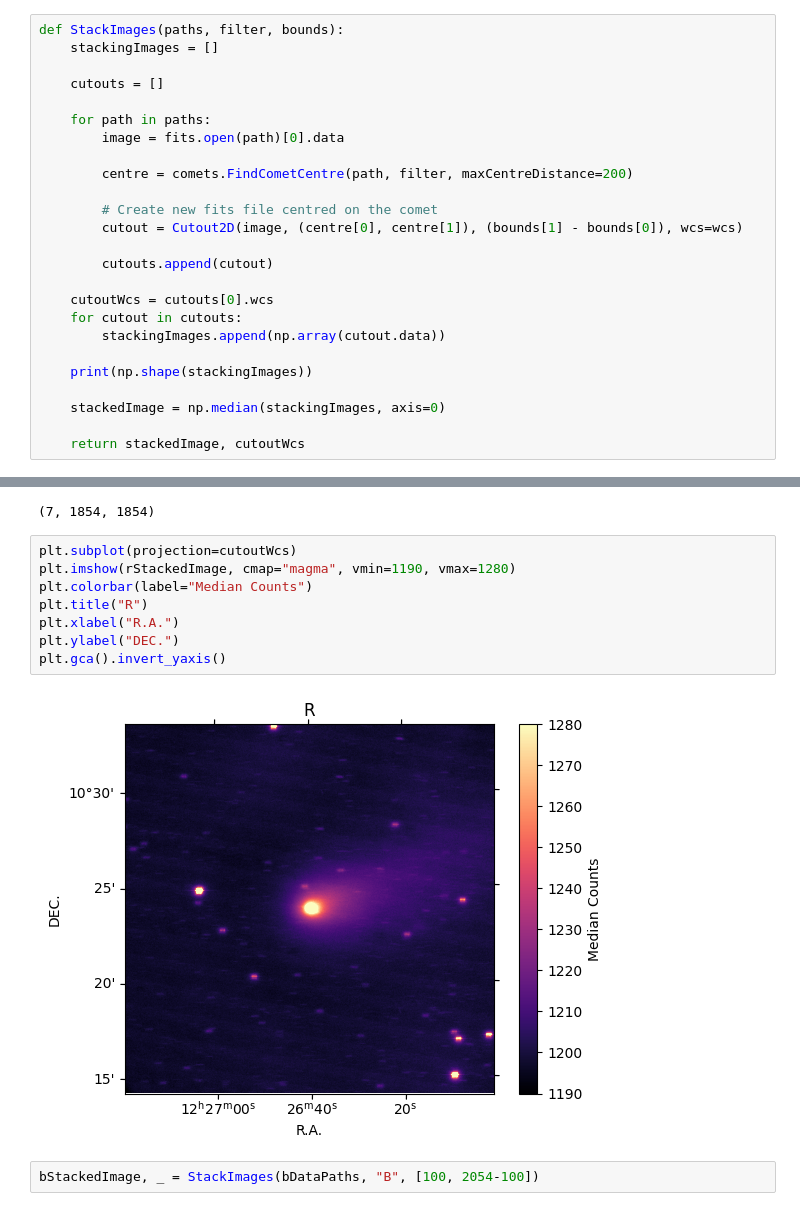
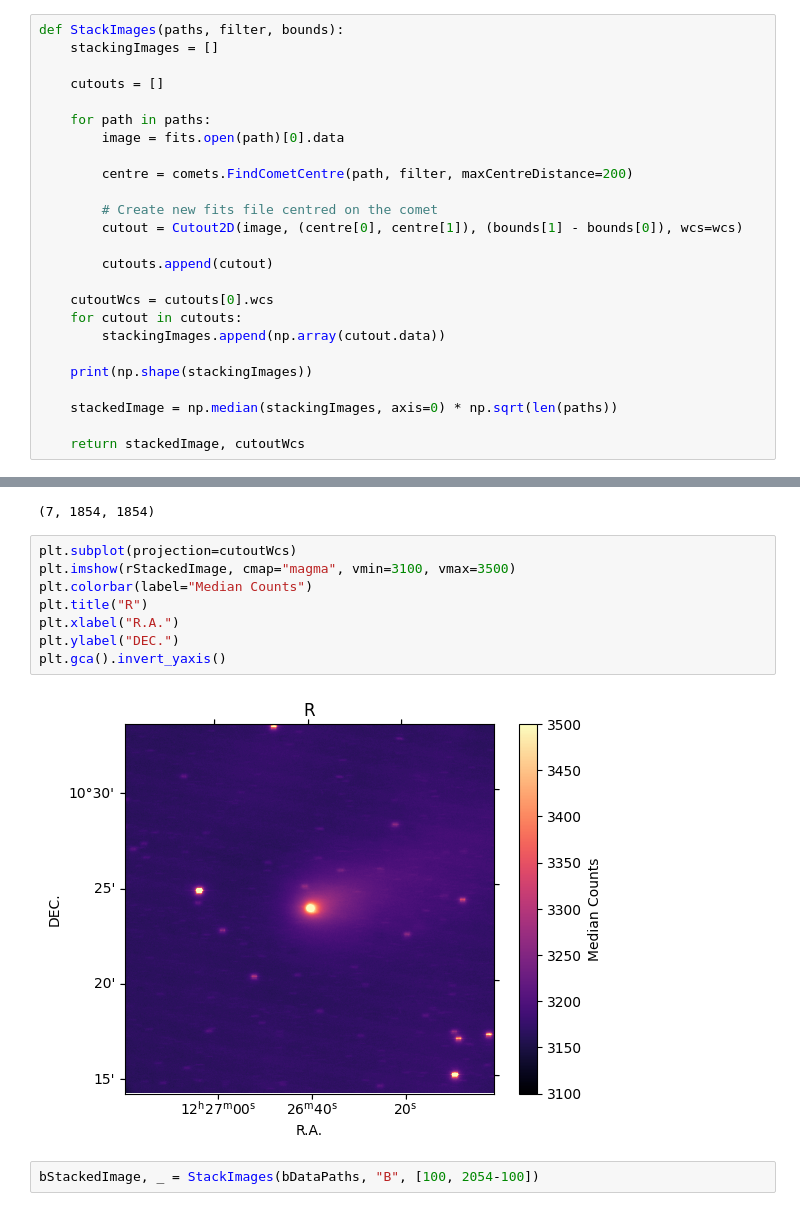
Before and after one commit to daraghhollman/Comet62P-Tsuchinshan, a Jupyter notebook: NewScripts/analysis.ipynb, the cells around one changed output, grey strips where cells are left out. Cells and saved outputs as stored; diff of their text form.

```diff
--- a/NewScripts/analysis.ipynb
+++ b/NewScripts/analysis.ipynb
@@ -71,7 +72,7 @@ def StackImages(paths, filter, bounds):
 
     print(np.shape(stackingImages))
 
-    stackedImage = np.median(stackingImages, axis=0)
+    stackedImage = np.median(stackingImages, axis=0) * np.sqrt(len(paths))
 
     return stackedImage, cutoutWcs
 # %%
@@ -94,14 +95,14 @@ rStackedImage, _ = StackImages(rDataPaths, "R", [100, 2054-100])
 (7, 1854, 1854)
 # %%
 plt.subplot(projection=cutoutWcs)
-plt.imshow(rStackedImage, cmap="magma", vmin=1190, vmax=1280)
+plt.imshow(rStackedImage, cmap="magma", vmin=3100, vmax=3500)
 plt.colorbar(label="Median Counts")
 plt.title("R")
 plt.xlabel("R.A.")
 plt.ylabel("DEC.")
 plt.gca().invert_yaxis()
 # %% [output]
-[figure, old version]
+[figure, new version]
 # %%
 bStackedImage, _ = StackImages(bDataPaths, "B", [100, 2054-100])
 # %% [output]
```
Also changed, not shown: parts of 5 cells of this notebook, 3 other files.
